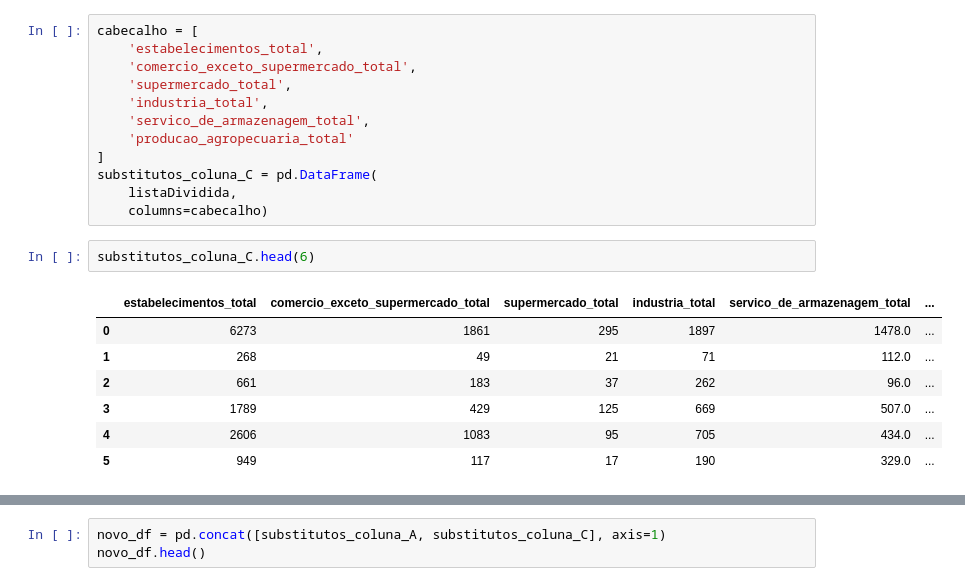
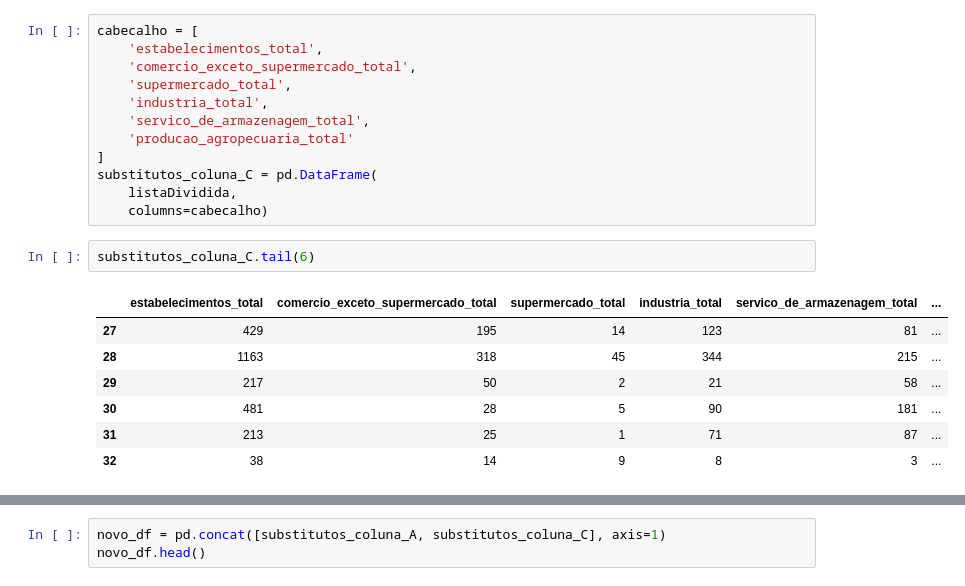
Before and after one commit to Megalonnix/Projeto_Integrador_-PI-_2sem2025, a Jupyter notebook: notebooks/scripts/analiseTabela278 copy.ipynb, the cells around one changed output, grey strips where cells are left out. Cells and saved outputs as stored; diff of their text form.

```diff
--- a/notebooks/scripts/analiseTabela278 copy.ipynb
+++ b/notebooks/scripts/analiseTabela278 copy.ipynb
@@ -117,13 +102,13 @@ substitutos_coluna_C = pd.DataFrame(
     listaDividida,
     columns=cabecalho)
 # %%
-substitutos_coluna_C.head(6)
+substitutos_coluna_C.tail(6)
 # %% [output]
 |  | estabelecimentos_total | comercio_exceto_supermercado_total | supermercado_total | industria_total | servico_de_armazenagem_total | ... |
-| 0 | 6273 | 1861 | 295 | 1897 | 1478.0 | ... |
-| 1 | 268 | 49 | 21 | 71 | 112.0 | ... |
-| 2 | 661 | 183 | 37 | 262 | 96.0 | ... |
-| 3 | 1789 | 429 | 125 | 669 | 507.0 | ... |
-| 4 | 2606 | 1083 | 95 | 705 | 434.0 | ... |
-| 5 | 949 | 117 | 17 | 190 | 329.0 | ... |
+| 27 | 429 | 195 | 14 | 123 | 81 | ... |
+| 28 | 1163 | 318 | 45 | 344 | 215 | ... |
+| 29 | 217 | 50 | 2 | 21 | 58 | ... |
+| 30 | 481 | 28 | 5 | 90 | 181 | ... |
+| 31 | 213 | 25 | 1 | 71 | 87 | ... |
+| 32 | 38 | 14 | 9 | 8 | 3 | ... |
 # %%
```
Also changed, not shown: parts of 29 cells of this notebook, 2 other files.
